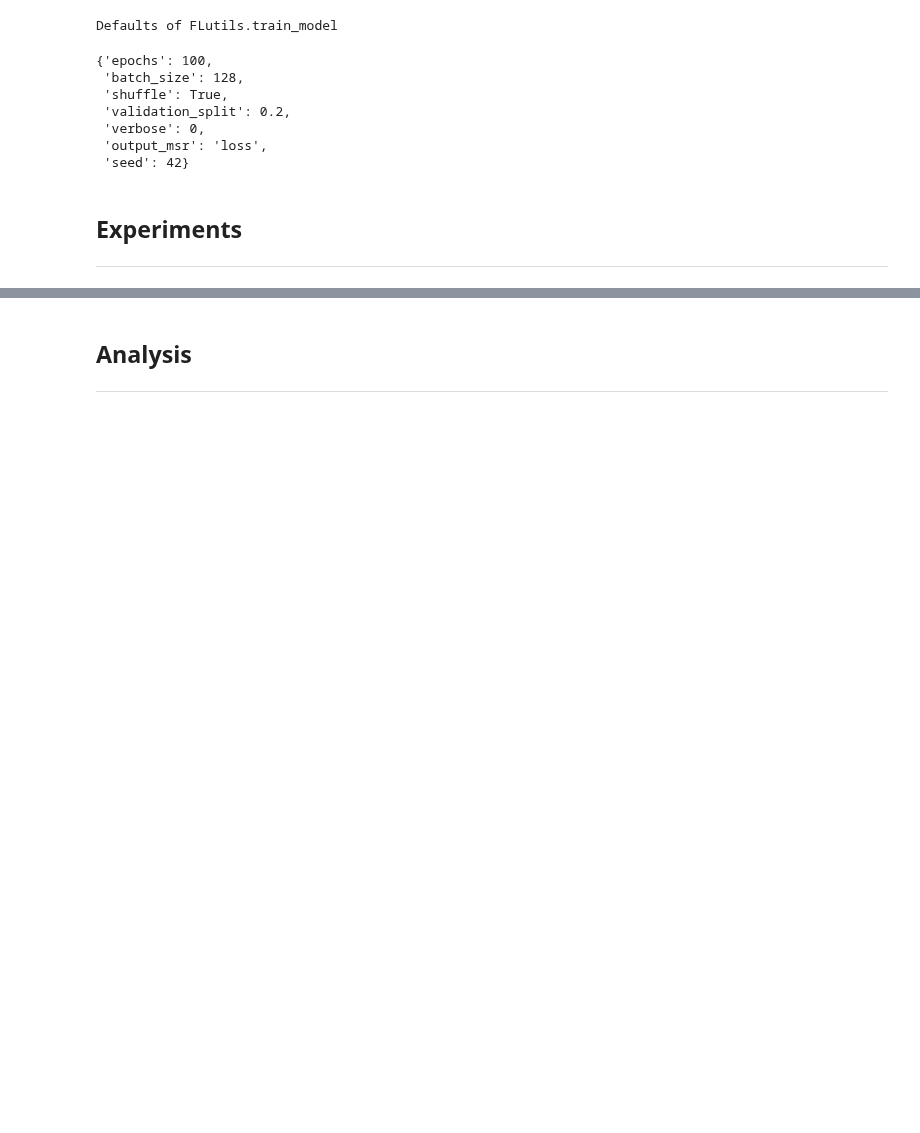
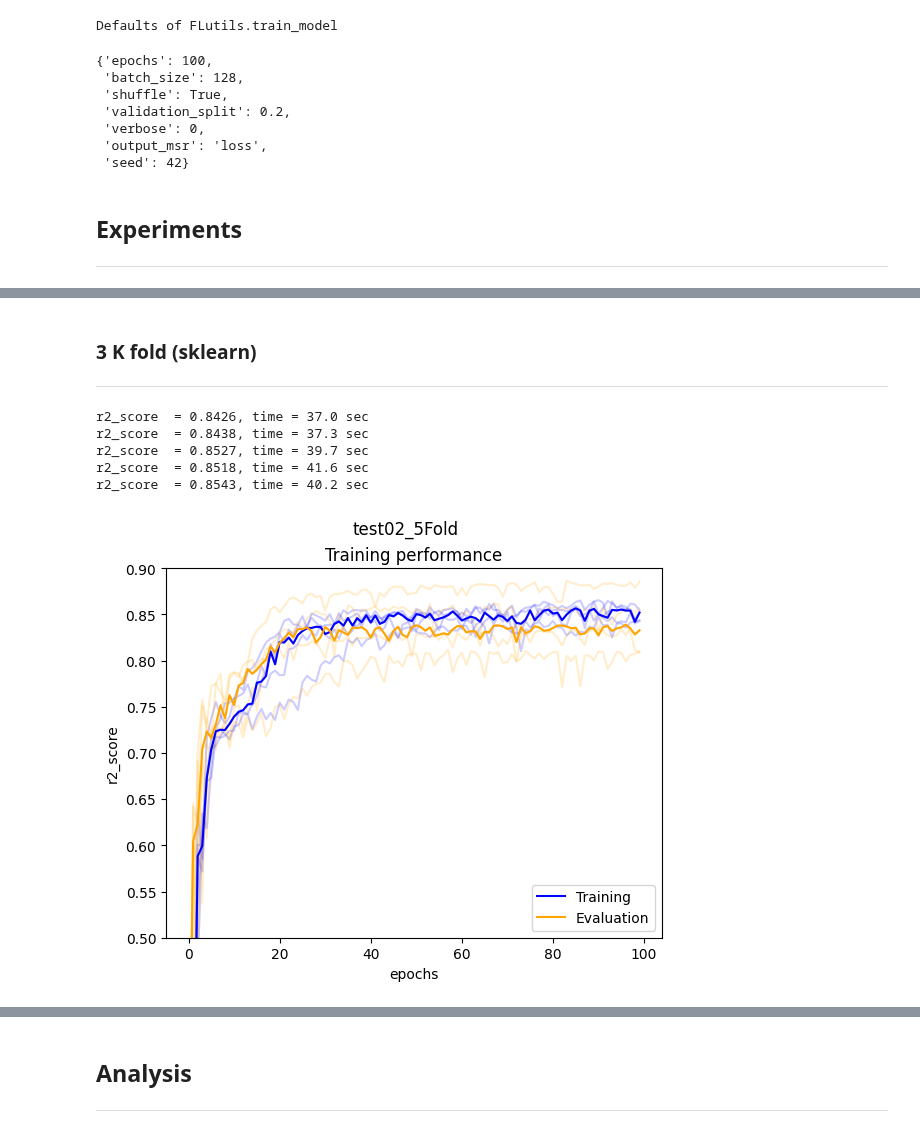
Before and after one commit to Olhaau/fl-official-statistics-addon, a Jupyter notebook: _dev/04_insurance_debug_centralized.ipynb, the cells around one changed output, grey strips where cells are left out. Saved outputs shown, nothing was run; the diff lists cells and outputs as text; code cells hidden in the pictures; blank space fills up the shorter version.

```diff
--- a/_dev/04_insurance_debug_centralized.ipynb
+++ b/_dev/04_insurance_debug_centralized.ipynb
@@ -173,0 +252,50 @@ if not os.path.exists(experiment_path + '/out'): os.makedirs(experiment_path + '
+# %% [markdown]
+### 3 K fold (sklearn)
+---
+# %%
+experiment_name = "test02_5Fold"        # train + eval
+
+# logger setup
+experiment_path = log_path + experiment_name
+if not os.path.exists(experiment_path + '/logs'): os.makedirs(experiment_path + '/logs')
+if not os.path.exists(experiment_path + '/out'): os.makedirs(experiment_path + '/out')
+
+
+cv = RepeatedKFold(n_splits = n_folds, n_repeats = n_reps, random_state = 42)
+hists = []
+
+i = 0
+for train, _ in cv.split(df, df.region):
+
+    eval_name = "fold" + str(i)
+    i += 1
+
+    X_train = df.loc[train, features]
+    y_train = df.loc[train, target]
+
+    model = create_keras_model(compile = True)
+
+    hist = train_model(
+        model, X_train, y_train,
+        epochs = n_epochs,
+        output_msr = "r2_score",
+        callbacks = [CSVLogger(
+            "%s/logs/log_%s_%s.csv" %
+            (experiment_path, eval_name, experiment_name)
+            )]
+    )
+    hists.append(hist)
+
+
+plot_hist(
+    [h.history for h in hists], title = experiment_name,
+    savepath = "%s/out/perf_train_%s.png" %
+    (experiment_path, experiment_name)
+)
+# %% [output]
+r2_score  = 0.8426, time = 37.0 sec
+r2_score  = 0.8438, time = 37.3 sec
+r2_score  = 0.8527, time = 39.7 sec
+r2_score  = 0.8518, time = 41.6 sec
+r2_score  = 0.8543, time = 40.2 sec
+[figure, added]
```
Also changed, not shown: parts of 26 cells of this notebook, 44 other files.
